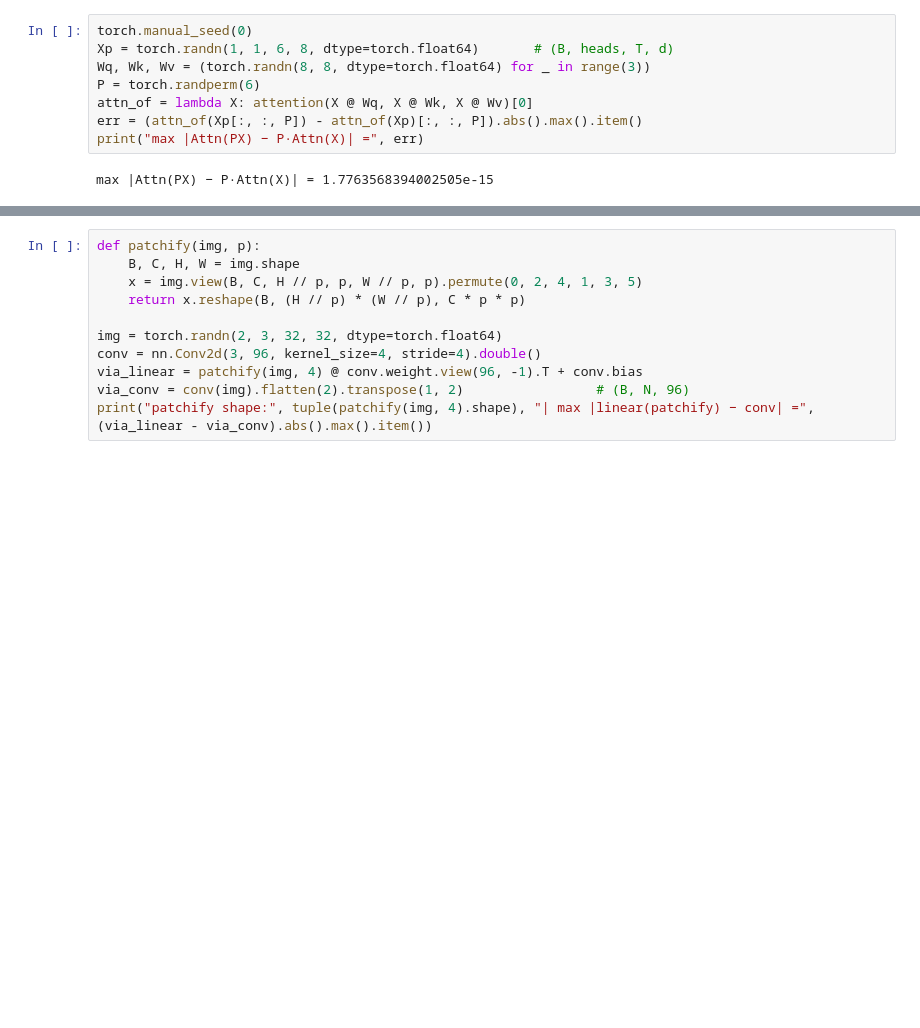
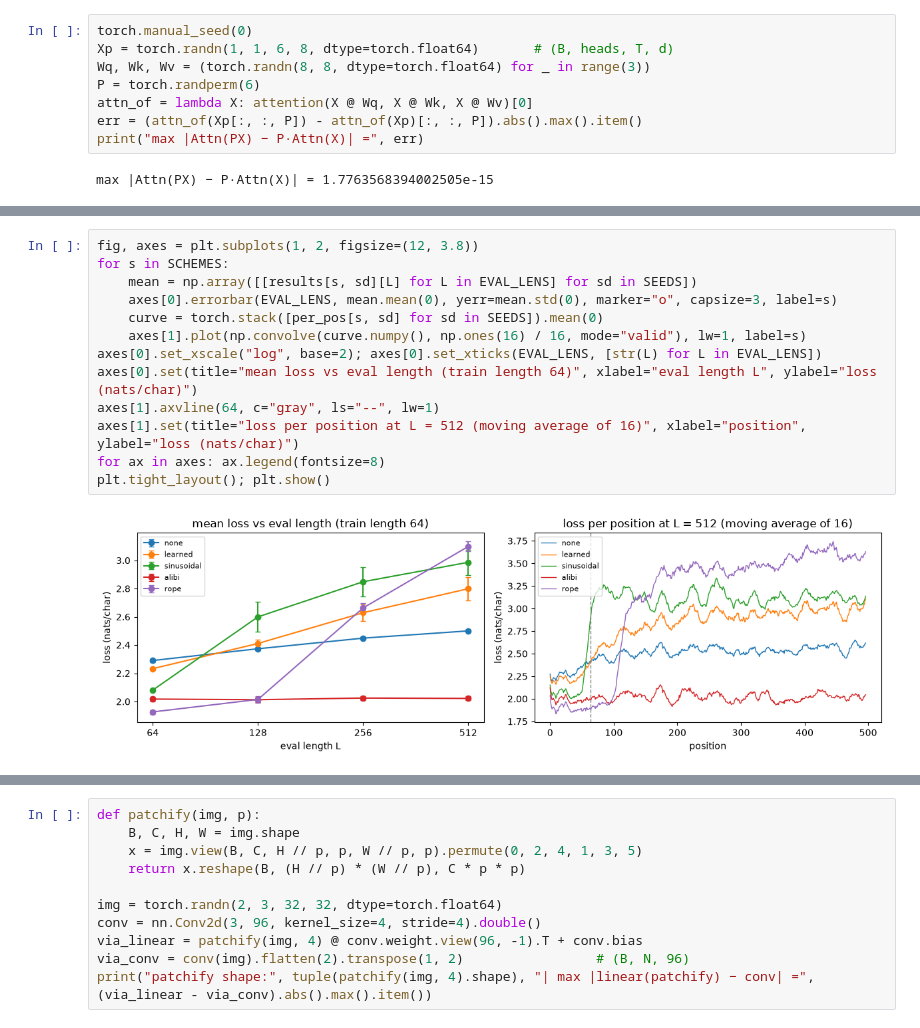
Before and after one commit to idansc/dl-course-2026, a Jupyter notebook: tutorials/solutions/T04_transformers.ipynb, the cells around one changed output, grey strips where cells are left out. Cells and saved outputs as stored; diff of their text form; blank space fills up the shorter version.

Commit message:
Week 4: positional encoding — T04 §6 (5 schemes, RoPE derivation, PI/NTK/YaRN), insert deck, three animations

```diff
--- a/tutorials/solutions/T04_transformers.ipynb
+++ b/tutorials/solutions/T04_transformers.ipynb
@@ -513,0 +778,15 @@ max |Attn(PX) − P·Attn(X)| = 1.7763568394002505e-15
+# %%
+fig, axes = plt.subplots(1, 2, figsize=(12, 3.8))
+for s in SCHEMES:
+    mean = np.array([[results[s, sd][L] for L in EVAL_LENS] for sd in SEEDS])
+    axes[0].errorbar(EVAL_LENS, mean.mean(0), yerr=mean.std(0), marker="o", capsize=3, label=s)
+    curve = torch.stack([per_pos[s, sd] for sd in SEEDS]).mean(0)
+    axes[1].plot(np.convolve(curve.numpy(), np.ones(16) / 16, mode="valid"), lw=1, label=s)
+axes[0].set_xscale("log", base=2); axes[0].set_xticks(EVAL_LENS, [str(L) for L in EVAL_LENS])
+axes[0].set(title="mean loss vs eval length (train length 64)", xlabel="eval length L", ylabel="loss (nats/char)")
+axes[1].axvline(64, c="gray", ls="--", lw=1)
+axes[1].set(title="loss per position at L = 512 (moving average of 16)", xlabel="position", ylabel="loss (nats/char)")
+for ax in axes: ax.legend(fontsize=8)
+plt.tight_layout(); plt.show()
+# %% [output]
+[figure, added]
```
Also changed, not shown: parts of 40 cells of this notebook, 12 other files.
